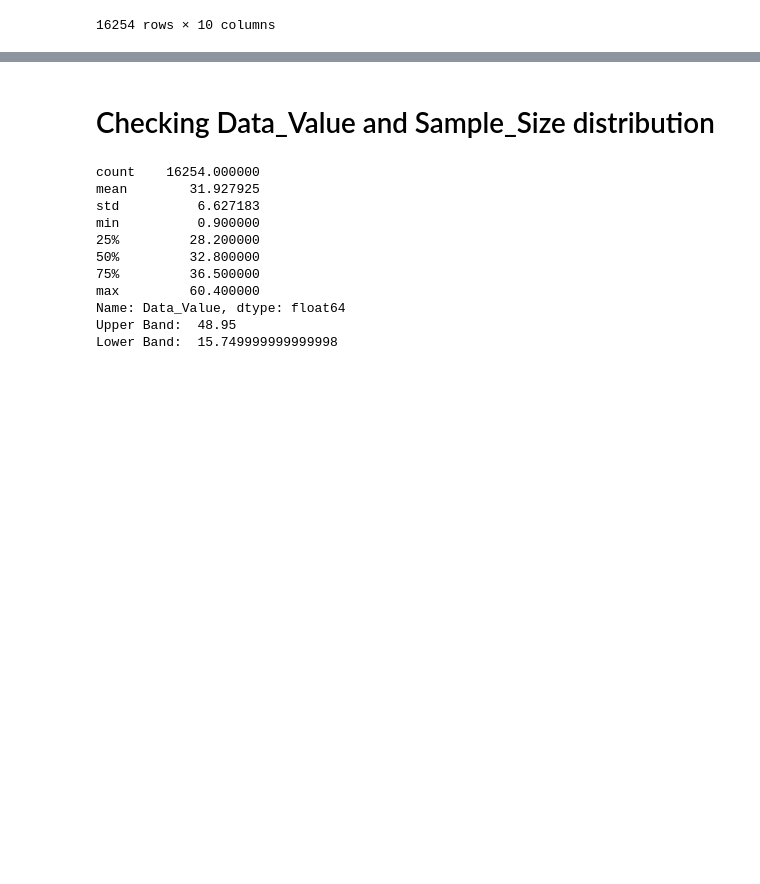
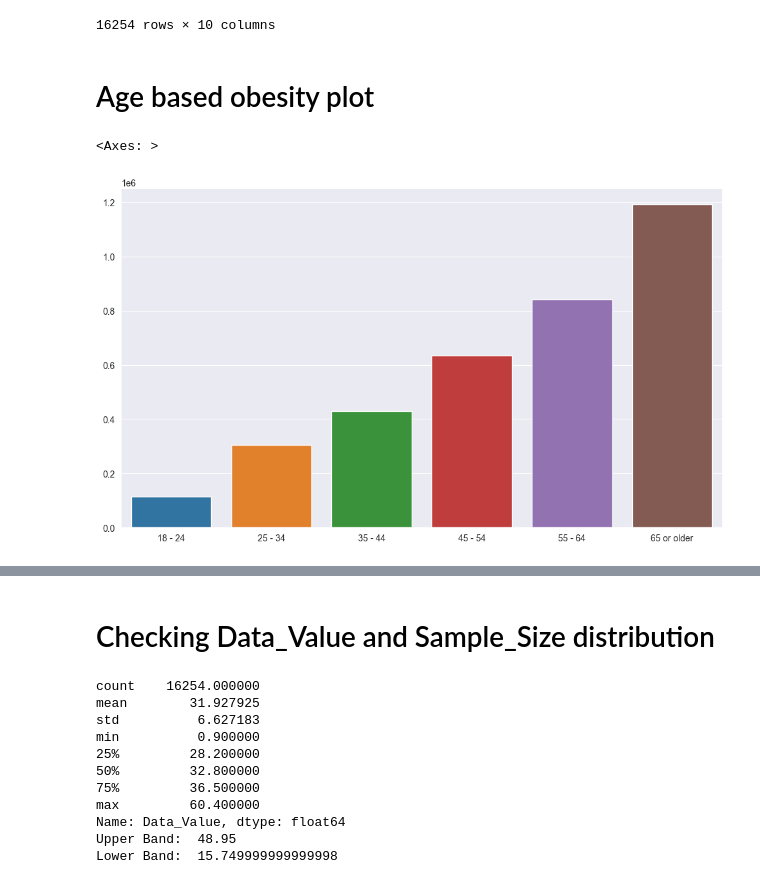
Before and after one commit to bhavan-bhatt/Gnosis-CP01, a Jupyter notebook: Pratham - 202311022/cp_1.ipynb, the cells around one changed output, grey strips where cells are left out. Saved outputs shown, nothing was run; the diff lists cells and outputs as text; code cells hidden in the pictures; blank space fills up the shorter version.

```diff
--- a/Pratham - 202311022/cp_1.ipynb
+++ b/Pratham - 202311022/cp_1.ipynb
@@ -69,3 +72,13 @@ obesity_df
 | 51845 | 2016 | 34.3 | 783.0 | NaN | NaN | NaN | NaN | NaN | Non-Hispanic Black | ... |
 | 51846 | 2016 | 32.7 | 170.0 | NaN | NaN | NaN | NaN | NaN | Hispanic | ... |
 16254 rows × 10 columns
+# %% [markdown]
+# Age based obesity plot
+# %%
+age_obesity = [['18 - 24', 112991], ['25 - 34', 304896],
+               ['35 - 44', 430068], ['45 - 54', 634132],
+               ['55 - 64', 842137], ['65 or older', 1191278]]
+sns.barplot(x=[i[0] for i in age_obesity], y=[i[1] for i in age_obesity])
+# %% [output]
+<Axes: >
+[figure, added]
```
Also changed, not shown: parts of 18 cells of this notebook.
